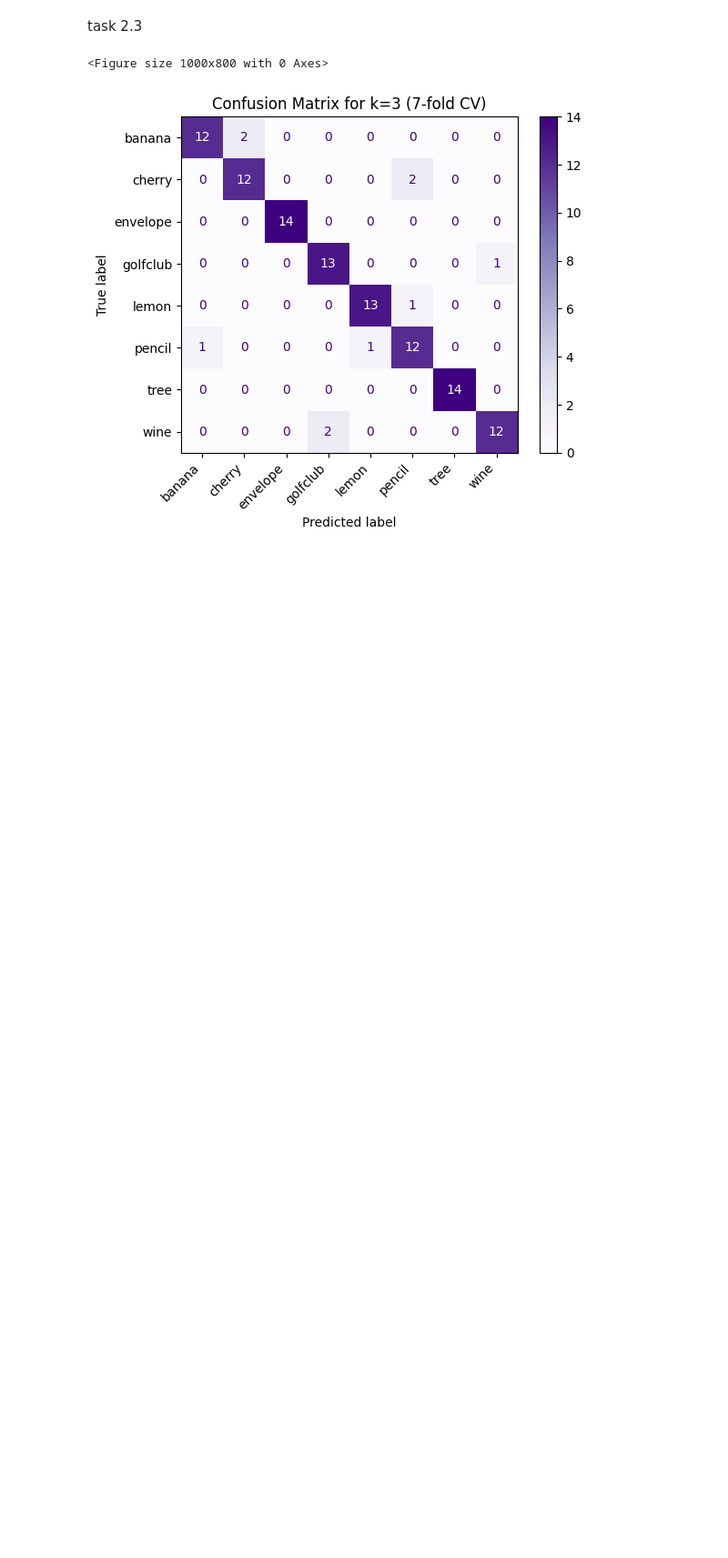
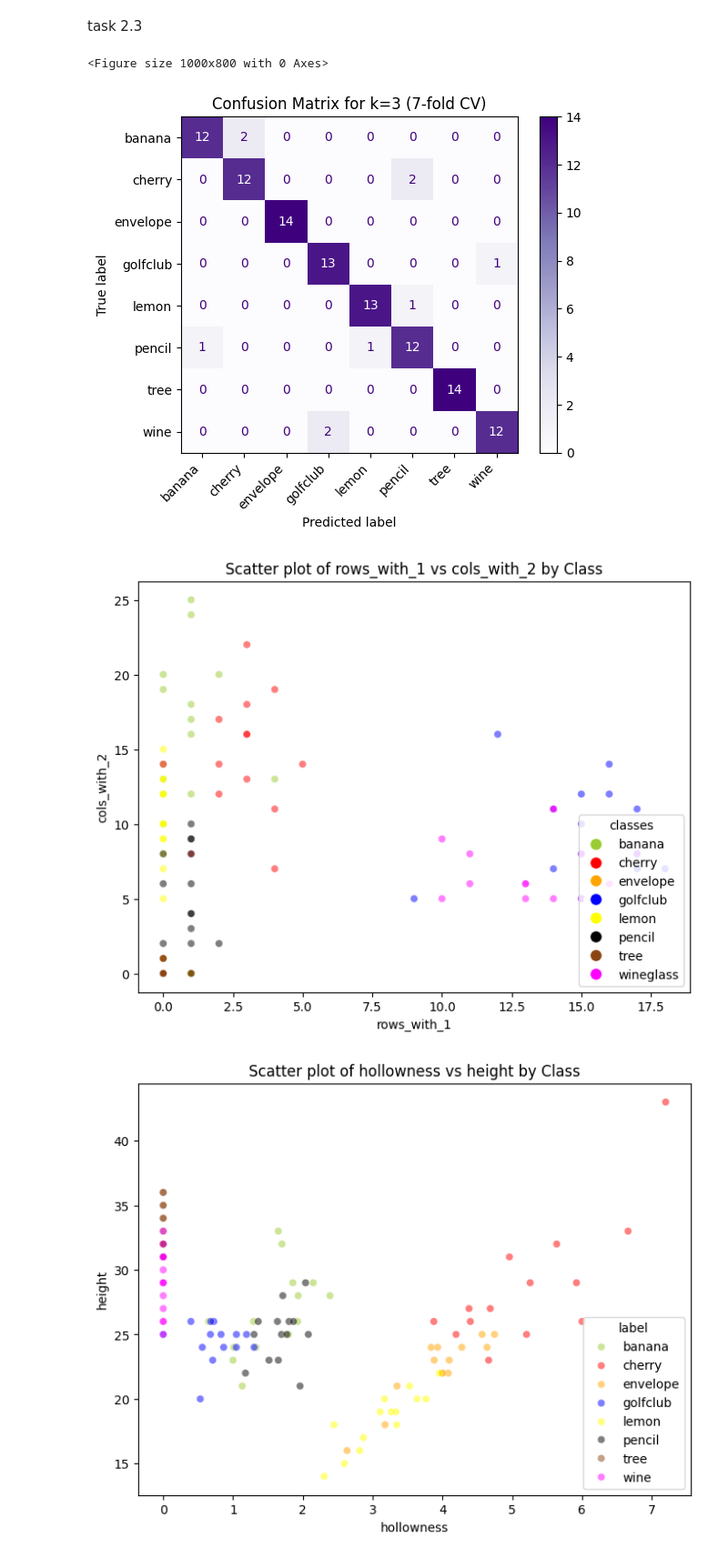
Before and after one commit to hanmtay/IntroToAI_A2, a Jupyter notebook: section2_code.ipynb, the cells around one changed output. Shown at 91% size. Drawn from its saved outputs; the diff is of its cells as text; code cells hidden in the pictures; blank space fills up the shorter version.

Commit message:
date point feature space graphs calculated

```diff
--- a/section2_code.ipynb
+++ b/section2_code.ipynb
@@ -142,3 +149,69 @@ plt.show()
 # %% [output]
 <Figure size 1000x800 with 0 Axes>
 [figure]
+# %%
+# Define the feature columns
+features1 = ['rows_with_1', 'cols_with_2']
+
+# Custom color palette for species
+palette = {'banana': 'yellowgreen', 'cherry': 'red', 'envelope': 'orange', 'golfclub': 'blue', 'lemon': 'yellow', 'pencil': 'black', 'tree': 'saddlebrown', 'wine': 'magenta'}
+
+# Create the scatter plot with blue and red colors
+
+plt.figure(figsize=(8, 6))
+sns.scatterplot(data=df, x='rows_with_1', y='cols_with_2', hue='label', palette=palette, alpha=0.5)
+
+# Set plot title and labels
+plt.title("Scatter plot of rows_with_1 vs cols_with_2 by Class")
+
+# Creating custom legend matching the scatter plot colors
+legend_elements = [
+    Line2D([0], [0], marker='o', color='w', markerfacecolor='yellowgreen', markersize=10, label='banana'),
+    Line2D([0], [0], marker='o', color='w', markerfacecolor='red', markersize=10, label='cherry'),
+    Line2D([0], [0], marker='o', color='w', markerfacecolor='orange', markersize=10, label='envelope'),
+    Line2D([0], [0], marker='o', color='w', markerfacecolor='blue', markersize=10, label='golfclub'),
+    Line2D([0], [0], marker='o', color='w', markerfacecolor='yellow', markersize=10, label='lemon'),
+    Line2D([0], [0], marker='o', color='w', markerfacecolor='black', markersize=10, label='pencil'),
+    Line2D([0], [0], marker='o', color='w', markerfacecolor='saddlebrown', markersize=10, label='tree'),
+    Line2D([0], [0], marker='o', color='w', markerfacecolor='magenta', markersize=10, label='wineglass')
+]
+
+# Adding the custom legend to the plot
+plt.legend(handles=legend_elements, title="classes", loc='lower right', fontsize=10)
+
+#second graph
+features2 = ['hollowness', 'height']
+
+plt.figure(figsize=(8, 6))
+sns.scatterplot(data=df, x='hollowness', y='height', hue='label', palette=palette, alpha=0.5)
+
+plt.title("Scatter plot of hollowness vs height by Class")
+
+#third graph
+features3 = ['rows_with_1', 'height']
+
+plt.figure(figsize=(8, 6))
+sns.scatterplot(data=df, x='rows_with_1', y='height', hue='label', palette=palette, alpha=0.5)
+
+plt.title("Scatter plot of rows_with_1 vs height by Class")
+
+#fourth graph
+features4 = ['cols_with_2', 'height']
+
+plt.figure(figsize=(8, 6))
+sns.scatterplot(data=df, x='cols_with_2', y='height', hue='label', palette=palette, alpha=0.5)
+
+plt.title("Scatter plot of cols_with_2 vs height by Class")
+
+#fifth graph
+features4 = ['rows_with_1', 'hollowness']
+
+plt.figure(figsize=(8, 6))
+sns.scatterplot(data=df, x='rows_with_1', y='hollowness', hue='label', palette=palette, alpha=0.5)
+
+plt.title("Scatter plot of rows_with_1 vs hollowness by Class")
+
+plt.show()
+# %% [output]
+[figure, added]
+[figure, added]
```
Also changed, not shown: parts of 3 cells of this notebook.
